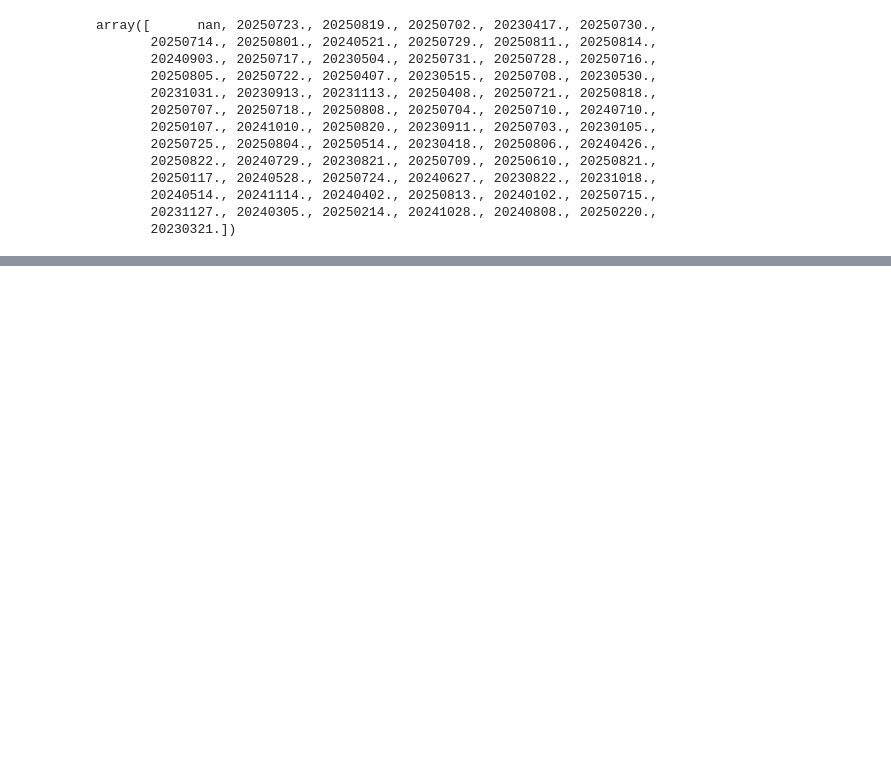
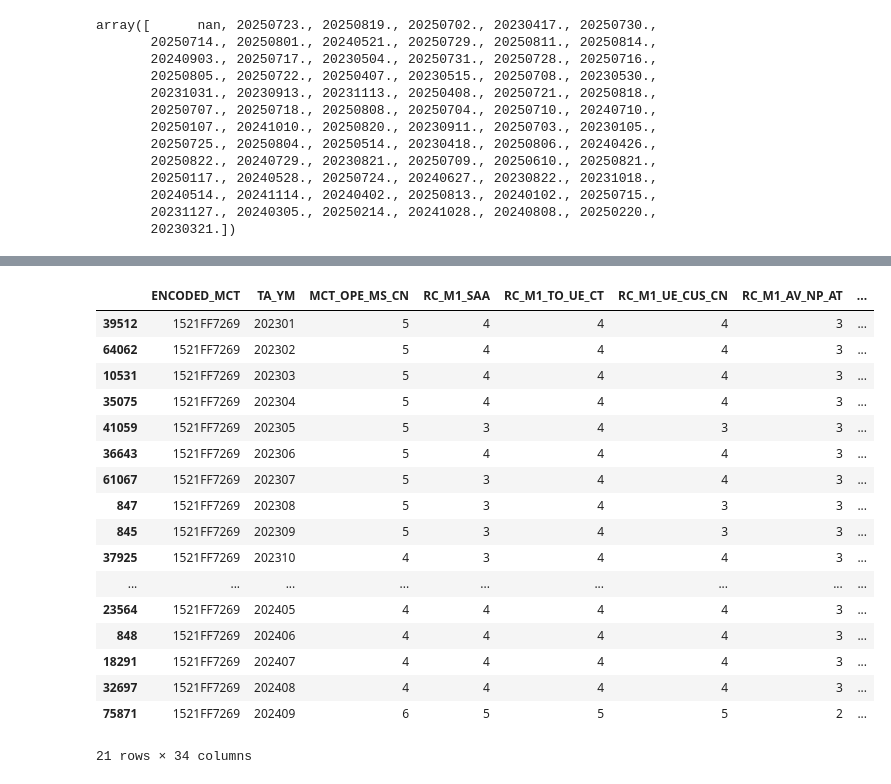
Before and after one commit to Hwaaanss/Capstone2_HelloKitty, a Jupyter notebook: main.ipynb, the cells around one changed output, grey strips where cells are left out. Cells and saved outputs as stored; diff of their text form; code cells hidden in the pictures; blank space fills up the shorter version.

Commit message:
add BasicData_Prep2.csv

```diff
--- a/main.ipynb
+++ b/main.ipynb
@@ -363,3 +365,13 @@ array([      nan, 20250723., 20250819., 20250702., 20230417., 20250730.,
        20240514., 20241114., 20240402., 20250813., 20240102., 20250715.,
        20231127., 20240305., 20250214., 20241028., 20240808., 20250220.,
        20230321.])
+# %%
+data_prep['ARE_D'] = pd.to_numeric(data_prep['ARE_D'], errors='coerce')
+data_prep['MCT_ME_D'] = pd.to_numeric(data_prep['MCT_ME_D'], errors='coerce')
+
+data_prep['ARE_D'] = data_prep['ARE_D'].astype('Int64')
+data_prep['MCT_ME_D'] = data_prep['MCT_ME_D'].astype('Int64')
+
+na_rows = data_prep['MCT_ME_D'].isna()
+data_prep['survive'] = na_rows
+data_prep
@@ -365,0 +392,28 @@ array([      nan, 20250723., 20250819., 20250702., 20230417., 20250730.,
+# %%
+code_arr = data_prep.loc[data_prep['survive']==0, 'ENCODED_MCT'].unique()
+
+
+# for c in code_arr:
+#     tmp = data_prep.loc[data_prep['ENCODED_MCT']==c]
+#     if tmp['MCT_ME_D'].iloc[0] < 20241231:
+#         print(c)
+data_prep.loc[data_prep['ENCODED_MCT']=='1521FF7269']
+# %% [output]
+|  | ENCODED_MCT | TA_YM | MCT_OPE_MS_CN | RC_M1_SAA | RC_M1_TO_UE_CT | RC_M1_UE_CUS_CN | RC_M1_AV_NP_AT | ... |
+| 39512 | 1521FF7269 | 202301 | 5 | 4 | 4 | 4 | 3 | ... |
+| 64062 | 1521FF7269 | 202302 | 5 | 4 | 4 | 4 | 3 | ... |
+| 10531 | 1521FF7269 | 202303 | 5 | 4 | 4 | 4 | 3 | ... |
+| 35075 | 1521FF7269 | 202304 | 5 | 4 | 4 | 4 | 3 | ... |
+| 41059 | 1521FF7269 | 202305 | 5 | 3 | 4 | 3 | 3 | ... |
+| 36643 | 1521FF7269 | 202306 | 5 | 4 | 4 | 4 | 3 | ... |
+| 61067 | 1521FF7269 | 202307 | 5 | 3 | 4 | 4 | 3 | ... |
+| 847 | 1521FF7269 | 202308 | 5 | 3 | 4 | 3 | 3 | ... |
+| 845 | 1521FF7269 | 202309 | 5 | 3 | 4 | 3 | 3 | ... |
+| 37925 | 1521FF7269 | 202310 | 4 | 3 | 4 | 4 | 3 | ... |
+| ... | ... | ... | ... | ... | ... | ... | ... | ... |
+| 23564 | 1521FF7269 | 202405 | 4 | 4 | 4 | 4 | 3 | ... |
+| 848 | 1521FF7269 | 202406 | 4 | 4 | 4 | 4 | 3 | ... |
+| 18291 | 1521FF7269 | 202407 | 4 | 4 | 4 | 4 | 3 | ... |
+| 32697 | 1521FF7269 | 202408 | 4 | 4 | 4 | 4 | 3 | ... |
+| 75871 | 1521FF7269 | 202409 | 6 | 5 | 5 | 5 | 2 | ... |
+21 rows × 34 columns
```
Also changed, not shown: parts of 11 cells of this notebook, 1 other file.
